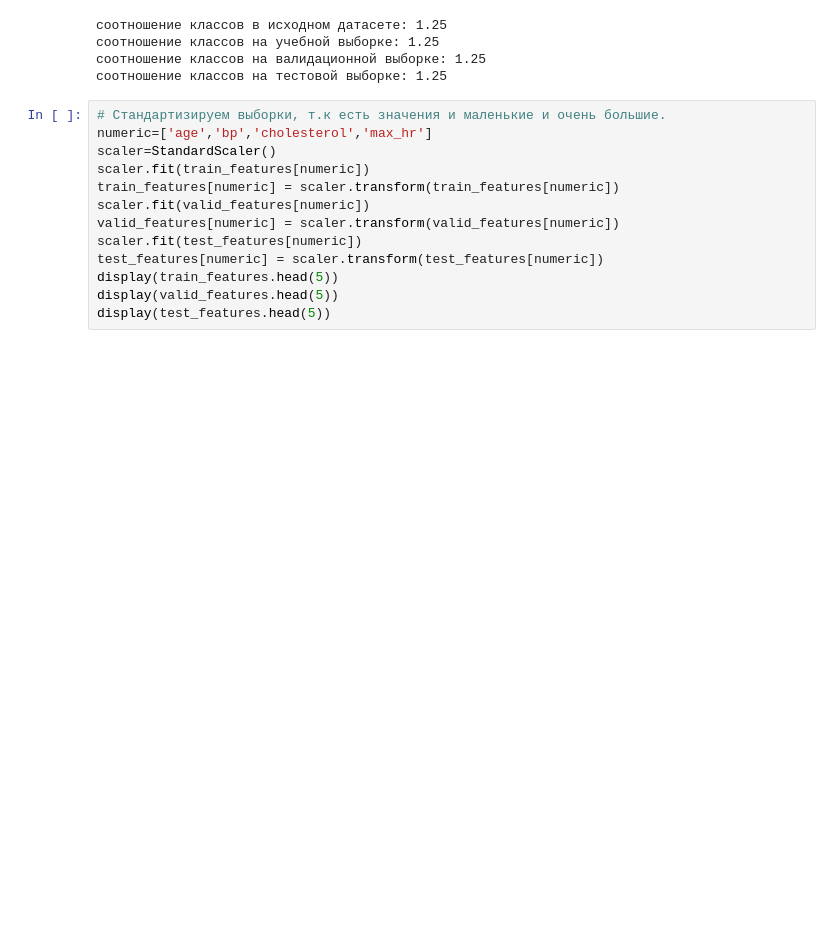
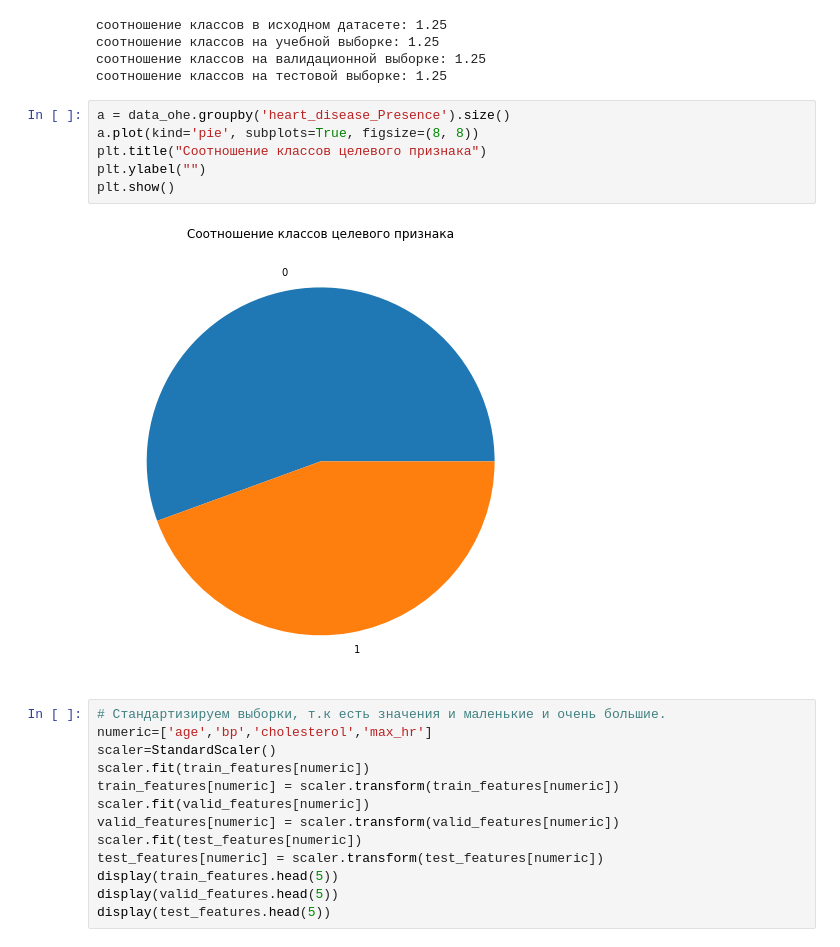
Before and after one commit to ElizabethShoshev/Project-masterskay, a Jupyter notebook: пробник.ipynb, the cells around one changed output. Cells and saved outputs as stored; diff of their text form; blank space fills up the shorter version.

```diff
--- a/пробник.ipynb
+++ b/пробник.ipynb
@@ -275,6 +275,14 @@ print('соотношение классов на тестовой выборк
 соотношение классов на учебной выборке: 1.25
 соотношение классов на валидационной выборке: 1.25
 соотношение классов на тестовой выборке: 1.25
+# %%
+a = data_ohe.groupby('heart_disease_Presence').size()
+a.plot(kind='pie', subplots=True, figsize=(8, 8))
+plt.title("Соотношение классов целевого признака")
+plt.ylabel("")
+plt.show()
+# %% [output]
+[figure, added]
 # %%
 # Стандартизируем выборки, т.к есть значения и маленькие и очень большие.
 numeric=['age','bp','cholesterol','max_hr']
```
Also changed, not shown: parts of 14 cells of this notebook, 1 other file.
